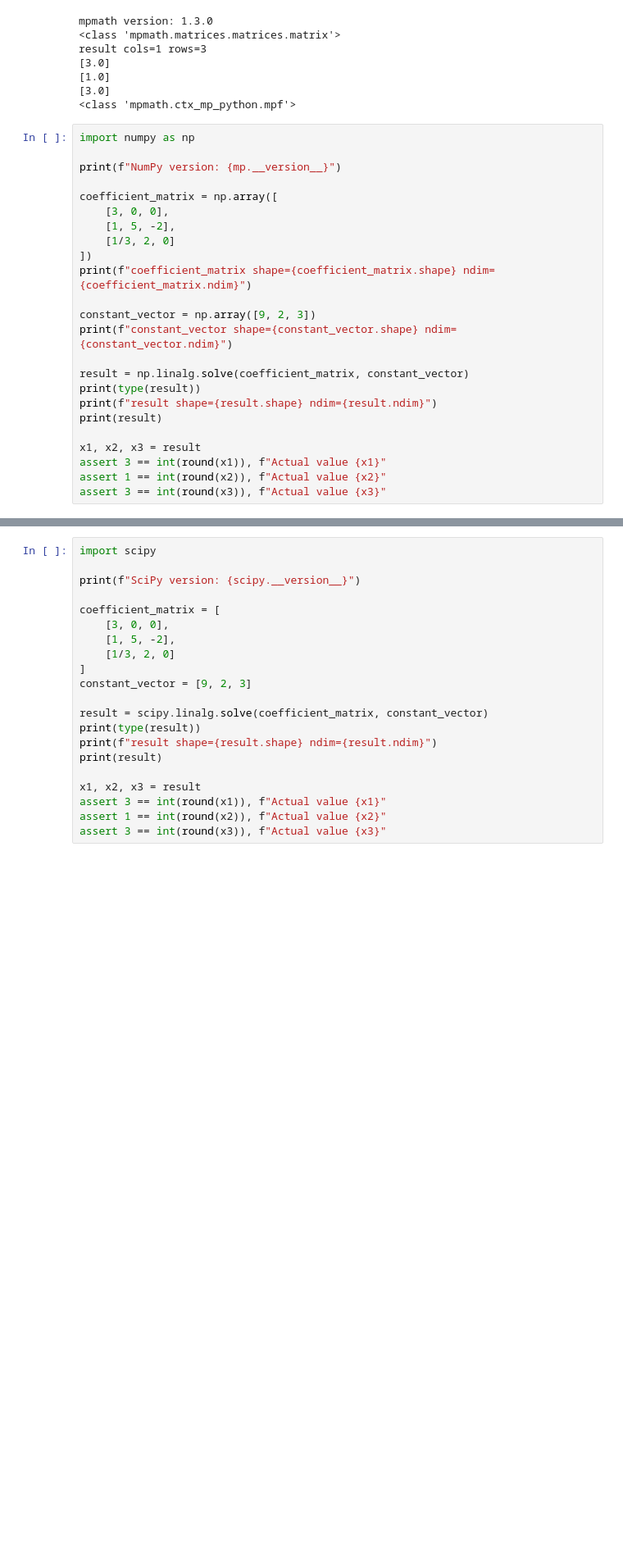
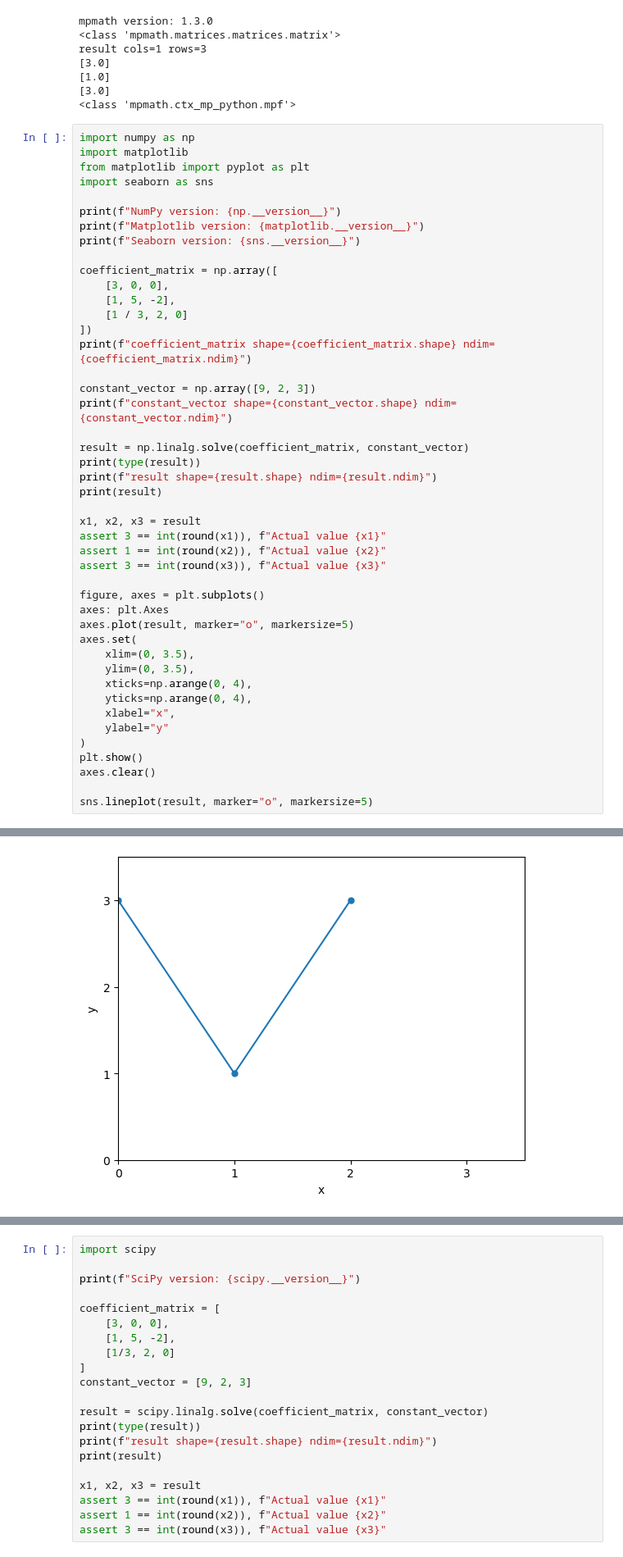
Before and after one commit to unix-follower/math-practice, a Jupyter notebook: 2024/python/linalg/linear_systems/example2.ipynb, the cells around one changed output, grey strips where cells are left out. Shown at 82% size. Saved outputs shown, nothing was run; the diff lists cells and outputs as text; blank space fills up the shorter version.

```diff
--- a/2024/python/linalg/linear_systems/example2.ipynb
+++ b/2024/python/linalg/linear_systems/example2.ipynb
@@ -67,13 +67,18 @@ result cols=1 rows=3
 <class 'mpmath.ctx_mp_python.mpf'>
 # %%
 import numpy as np
+import matplotlib
+from matplotlib import pyplot as plt
+import seaborn as sns
 
-print(f"NumPy version: {mp.__version__}")
+print(f"NumPy version: {np.__version__}")
+print(f"Matplotlib version: {matplotlib.__version__}")
+print(f"Seaborn version: {sns.__version__}")
 
 coefficient_matrix = np.array([
     [3, 0, 0],
     [1, 5, -2],
-    [1/3, 2, 0]
+    [1 / 3, 2, 0]
 ])
 print(f"coefficient_matrix shape={coefficient_matrix.shape} ndim={coefficient_matrix.ndim}")
 
@@ -89,4 +94,20 @@ x1, x2, x3 = result
 assert 3 == int(round(x1)), f"Actual value {x1}"
 assert 1 == int(round(x2)), f"Actual value {x2}"
 assert 3 == int(round(x3)), f"Actual value {x3}"
+
+figure, axes = plt.subplots()
+axes: plt.Axes
+axes.plot(result, marker="o", markersize=5)
+axes.set(
+    xlim=(0, 3.5),
+    ylim=(0, 3.5),
+    xticks=np.arange(0, 4),
+    yticks=np.arange(0, 4),
+    xlabel="x",
+    ylabel="y"
+)
+plt.show()
+axes.clear()
+
+sns.lineplot(result, marker="o", markersize=5)
 # %% [output]
@@ -94,5 +117,6 @@ NumPy version: 1.3.0
 coefficient_matrix shape=(3, 3) ndim=2
 constant_vector shape=(3,) ndim=1
 <class 'numpy.ndarray'>
 result shape=(3,) ndim=1
 [3. 1. 3.]
+[figure, added]
```
Also changed, not shown: parts of 2 cells of this notebook, 29 other files.
